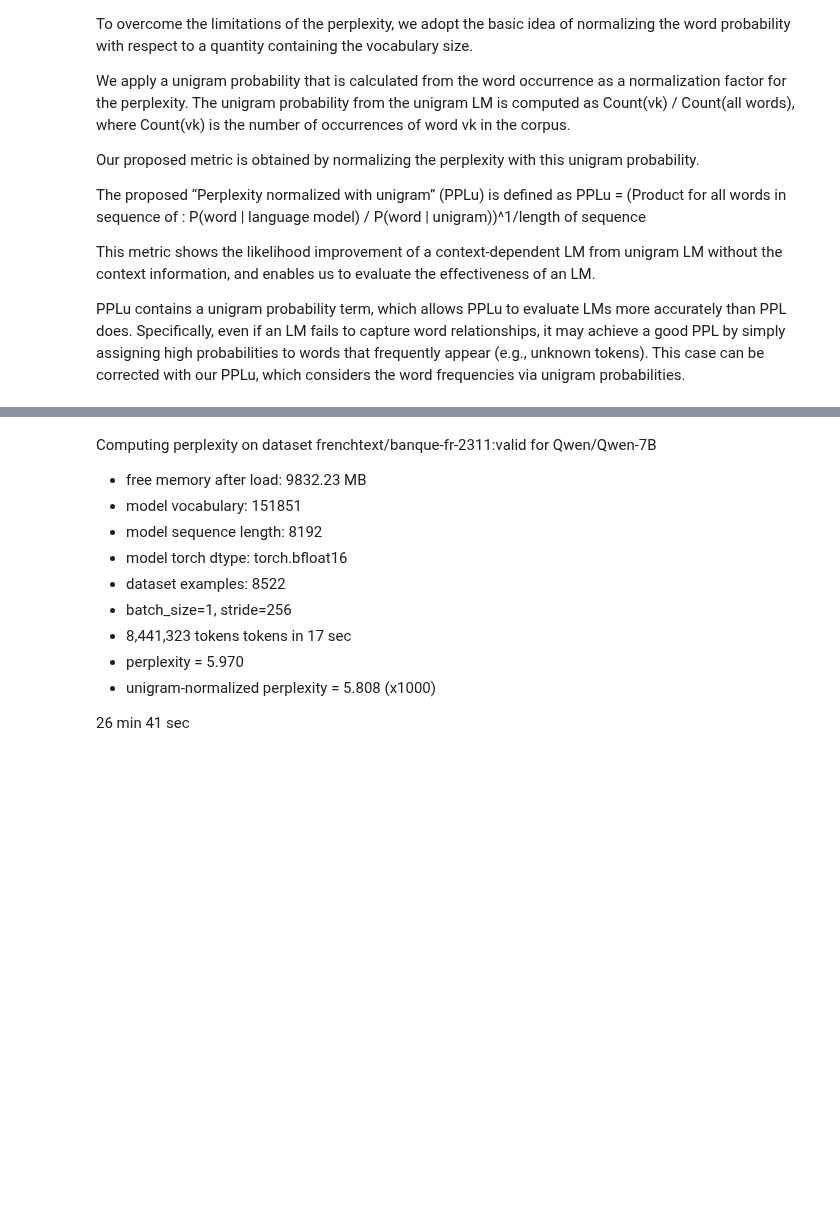
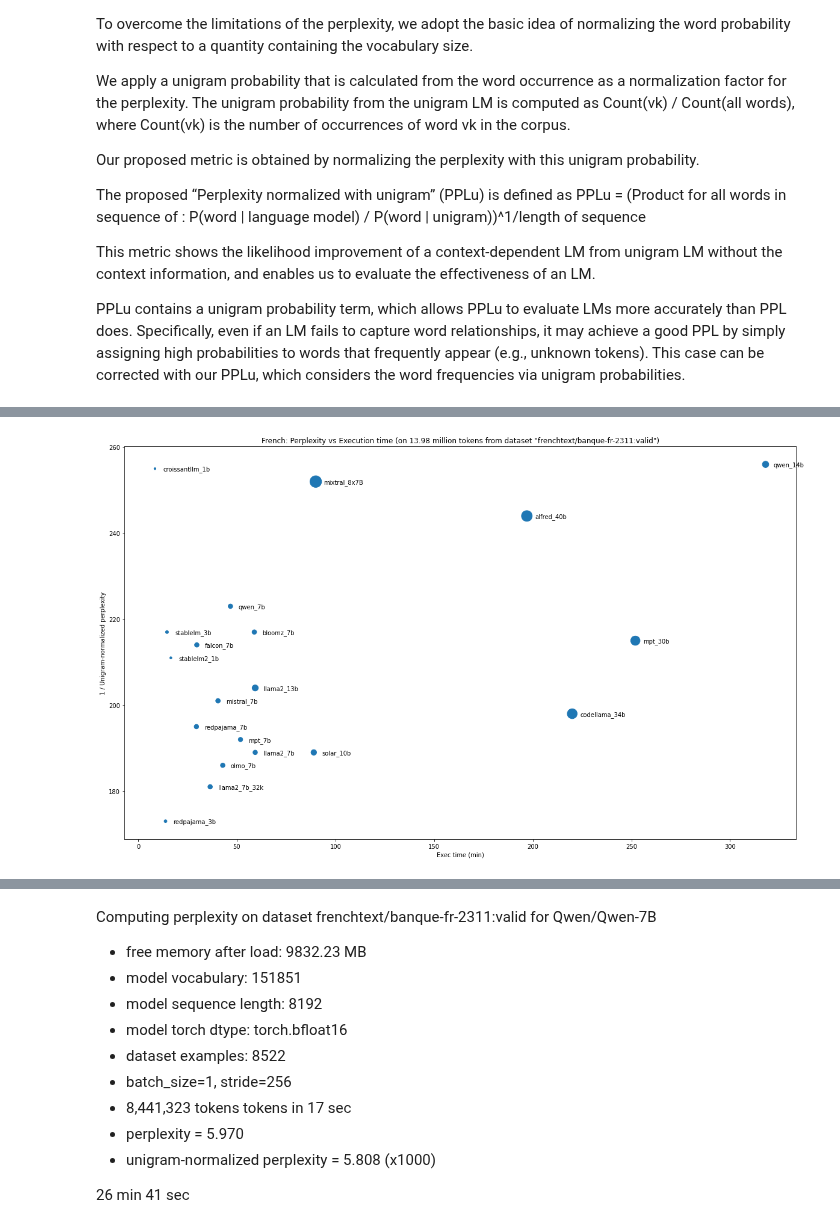
Before and after one commit to wordslab-org/wordslab-llms, a Jupyter notebook: 04_models_benchmark.ipynb, the cells around one changed output, grey strips where cells are left out. Drawn from its saved outputs; the diff is of its cells as text; code cells hidden in the pictures; blank space fills up the shorter version.

Commit message:
End of perplexity tests for french and english !

```diff
--- a/04_models_benchmark.ipynb
+++ b/04_models_benchmark.ipynb
@@ -14,13 +14,16 @@ pip install --upgrade transformers optimum auto-gptq
 # %%
  models = {
     "tinyllama_1b": "TinyLlama/TinyLlama-1.1B-intermediate-step-1195k-token-2.5T", # 4.10 GB
+    "croissantllm_1b" : "croissantllm/CroissantLLMBase", # 5.01 GB
     "stablelm2_1b" : "stabilityai/stablelm-2-1_6b", # 3.06 GB
+    "olmo_1b" : "allenai/OLMo-1B", # 4.39 GB
 
     "redpajama_3b" : "togethercomputer/RedPajama-INCITE-Base-3B-v1", # 5.30 GB
     "btlm_3b" : "cerebras/btlm-3b-8k-base", #  4.93 GB
     "openllama2_3b" : "openlm-research/open_llama_3b_v2", #  6.38 GB
     "stablelm_3b" : "stabilityai/stablelm-3b-4e1t", # 5.21 GB
     "phi2_3b" : "microsoft/phi-2", # 5.18 GB
+    "minicpm_3b" : "openbmb/MiniCPM-2B-sft-bf16", # 5.08 GB
 
     "bloomz_7b" : "bigscience/bloomz-7b1-mt", # 13.18 GB
     "falcon_7b" : "tiiuae/falcon-7b", # 13.45 GB
@@ -34,6 +37,7 @@ pip install --upgrade transformers optimum auto-gptq
     "qwen_7b" : "Qwen/Qwen-7B", # 14.38 GB
     "yi_6b" : "01-ai/Yi-6B", # 11.29 GB
     "decilm_7b" : "Deci/DeciLM-7B", # 13.12 GB
+    "olmo_7b" : "allenai/OLMo-7B", # 25.66 GB
 
     "openllama1_13b" : "openlm-research/open_llama_13b", # 24.24 GB
     "llama2_13b" : "meta-llama/Llama-2-13b-hf", # 24.25 GB
@@ -207,11 +211,11 @@ def get_encodings_batches(tokenizer, dataset, batch_size=32, stride=256):
 import torch
 from transformers import AutoModelForCausalLM, AutoTokenizer
 
-model_id = list(models)[16]
+model_id = list(models)[3]
 model_name = models[model_id]
 print(f"Computing perplexity on dataset {dataset_name}:{split} for {model_name}")
 
-if model_id=="stablelm2_1b":
+if model_id=="stablelm2_1b" or model_id=="olmo_1b" or model_id=="olmo_7b":
     tokenizer = AutoTokenizer.from_pretrained(model_name, trust_remote_code=True)
 elif model_id=="stablelm_3b":
     tokenizer = AutoTokenizer.from_pretrained(model_name, token=myhftoken)
@@ -232,8 +236,16 @@ if tokenizer.pad_token is None:
 if model_id=="tinyllama_1b":
     # torch_dtype="auto" loads the model in fp32, which is not compatible with flash attention
     model = AutoModelForCausalLM.from_pretrained(model_name, use_safetensors=True, device_map="auto", torch_dtype=torch.float16, attn_implementation="flash_attention_2")
+elif model_id=="croissantllm_1b":
+    model = AutoModelForCausalLM.from_pretrained(model_name, use_safetensors=False, device_map="auto", torch_dtype=torch.float16, attn_implementation="flash_attention_2")
 elif model_id=="stablelm2_1b":
     model = AutoModelForCausalLM.from_pretrained(model_name, use_safetensors=True, device_map="auto", torch_dtype="auto", attn_implementation="flash_attention_2", trust_remote_code=True)
+elif model_id=="olmo_1b":
+    # no flash attention support for olmo as of 02/04/2024
+    model = AutoModelForCausalLM.from_pretrained(model_name, use_safetensors=True, device_map="auto", torch_dtype=torch.float16, attn_implementation="eager")
+elif model_id=="olmo_7b":
+    # no flash attention support for olmo as of 02/04/2024
+    model = AutoModelForCausalLM.from_pretrained(model_name, use_safetensors=False, device_map="auto", torch_dtype=torch.float16, attn_implementation="eager")
 elif model_id=="btlm_3b":
     # no flash attention support as of 01/07/2024, using device_map triggers a fatal error
     model = AutoModelForCausalLM.from_pretrained(model_name, use_safetensors=True, torch_dtype="auto", attn_implementation="eager", trust_remote_code=True).to('cuda')
@@ -495,0 +582,8 @@ display_perplexities(pred_tokens_count, ppl_losses, unigram_losses)
+# %%
+models_to_key = { models[key]:key for key in models }
+labels = [models_to_key[model.split()[0]] for model in french_perfs]
+sizes = [french_perfs[model]["size"]*8 for model in french_perfs]
+# %%
+fr_pplus = [french_perfs[model]["pplu-1"] for model in french_perfs]
+fr_times = [french_perfs[model]["time"] for model in french_perfs]
+fr_tokens = [french_perfs[model]["tokens"] for model in french_perfs]
@@ -495,0 +597,19 @@ display_perplexities(pred_tokens_count, ppl_losses, unigram_losses)
+# %%
+import matplotlib.pyplot as plt
+
+# Plotting
+fig, ax = plt.subplots(figsize=(20, 12))
+scatter = ax.scatter(fr_times, fr_pplus, s=sizes, alpha=1)
+
+# Adding labels to each point
+for i, label in enumerate(labels):
+    ax.annotate(label, (fr_times[i]+4, fr_pplus[i]-0.5))
+
+# Setting the axis labels
+ax.set_xlabel('Exec time (min)')
+ax.set_ylabel('1 / Unigram-normalized perplexity')
+ax.set_title(f'French: Perplexity vs Execution time (on {fr_avg_tokens:.2f} million tokens from dataset "frenchtext/banque-fr-2311:valid")')
+
+plt.show()
+# %% [output]
+[figure, added]
```
Also changed, not shown: parts of 17 cells of this notebook, 9 other files.
